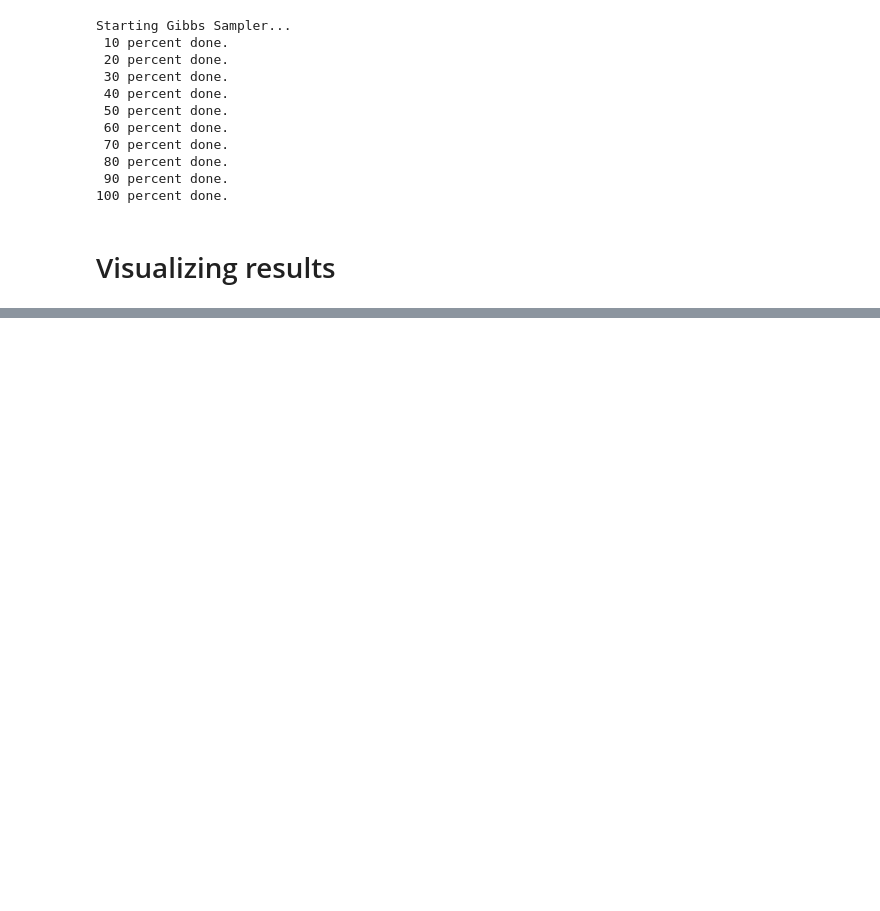
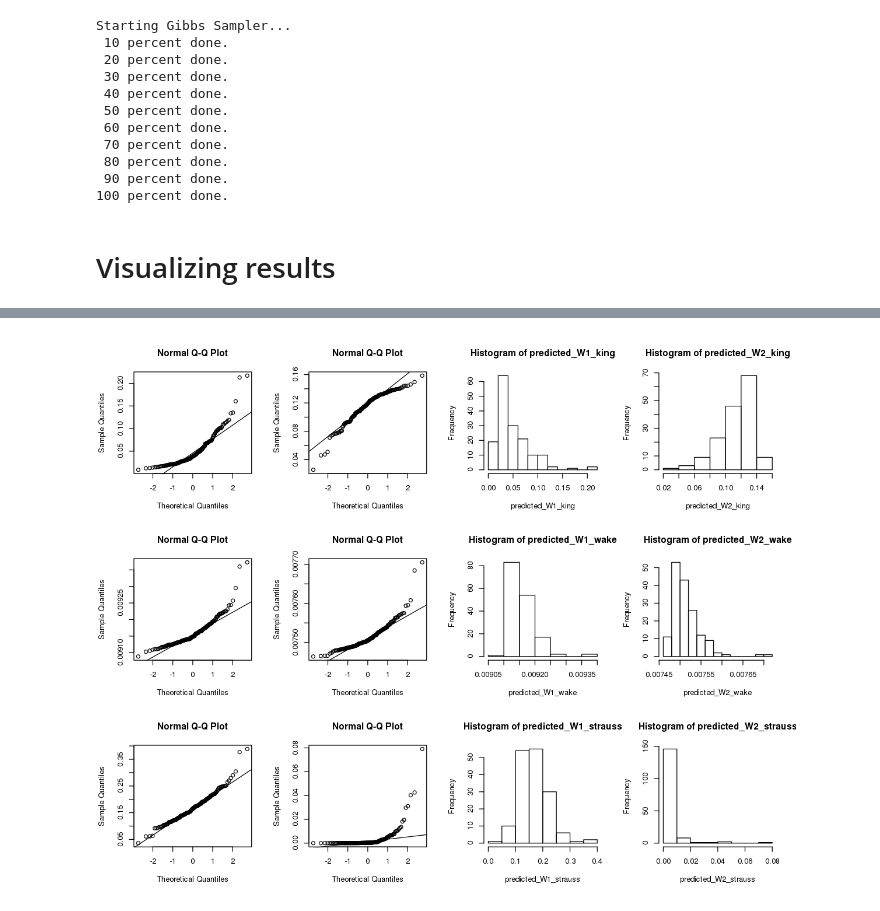
Before and after one commit to Guzpenha/Ecological-Inference-on-social-data, a Jupyter notebook: experiments/2 - Methods Comparision for Gender.ipynb, the cells around one changed output, grey strips where cells are left out. Drawn from its saved outputs; the diff is of its cells as text; code cells hidden in the pictures; blank space fills up the shorter version.

```diff
--- a/experiments/2 - Methods Comparision for Gender.ipynb
+++ b/experiments/2 - Methods Comparision for Gender.ipynb
@@ -127,3 +127,28 @@ abline(regW2)
+# %%
+par(mfrow=c(3,4))
+options(repr.plot.width=10, repr.plot.height=8)
+qqnorm(predicted_W1_king)
+qqline(predicted_W1_king)
+qqnorm(predicted_W2_king)
+qqline(predicted_W2_king)
+hist(predicted_W1_king)
+hist(predicted_W2_king)
+
+qqnorm(predicted_W1_wake)
+qqline(predicted_W1_wake)
+qqnorm(predicted_W2_wake)
+qqline(predicted_W2_wake)
+hist(predicted_W1_wake)
+hist(predicted_W2_wake)
+
+qqnorm(predicted_W1_strauss)
+qqline(predicted_W1_strauss)
+qqnorm(predicted_W2_strauss)
+qqline(predicted_W2_strauss)
+hist(predicted_W1_strauss)
+hist(predicted_W2_strauss)
+# %% [output]
+[figure, added]
 # %%
 sprintf("Kings solution")
 sprintf("Male cor: %f Female cor: %f", cor_W1_king,rmse_W1_king)
```
Also changed, not shown: parts of 2 cells of this notebook, 1 other file.
